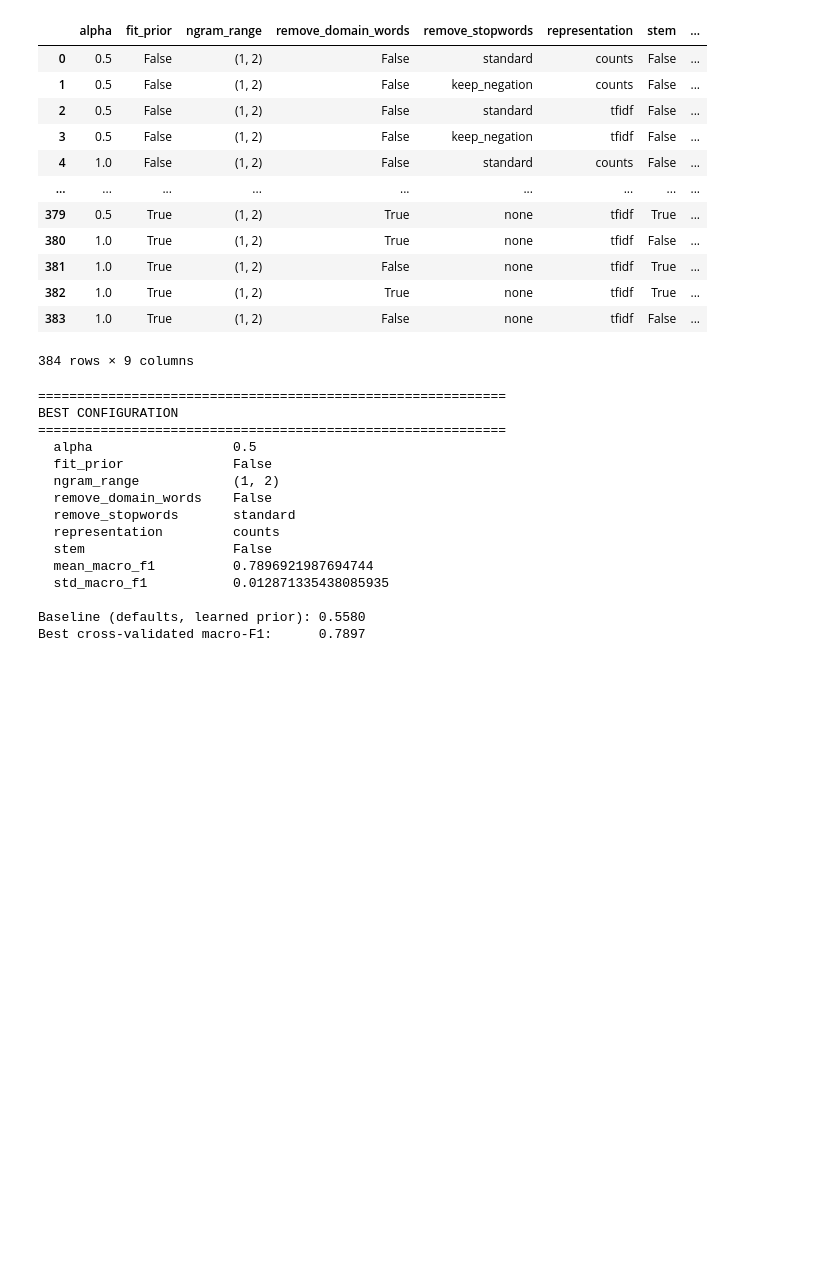
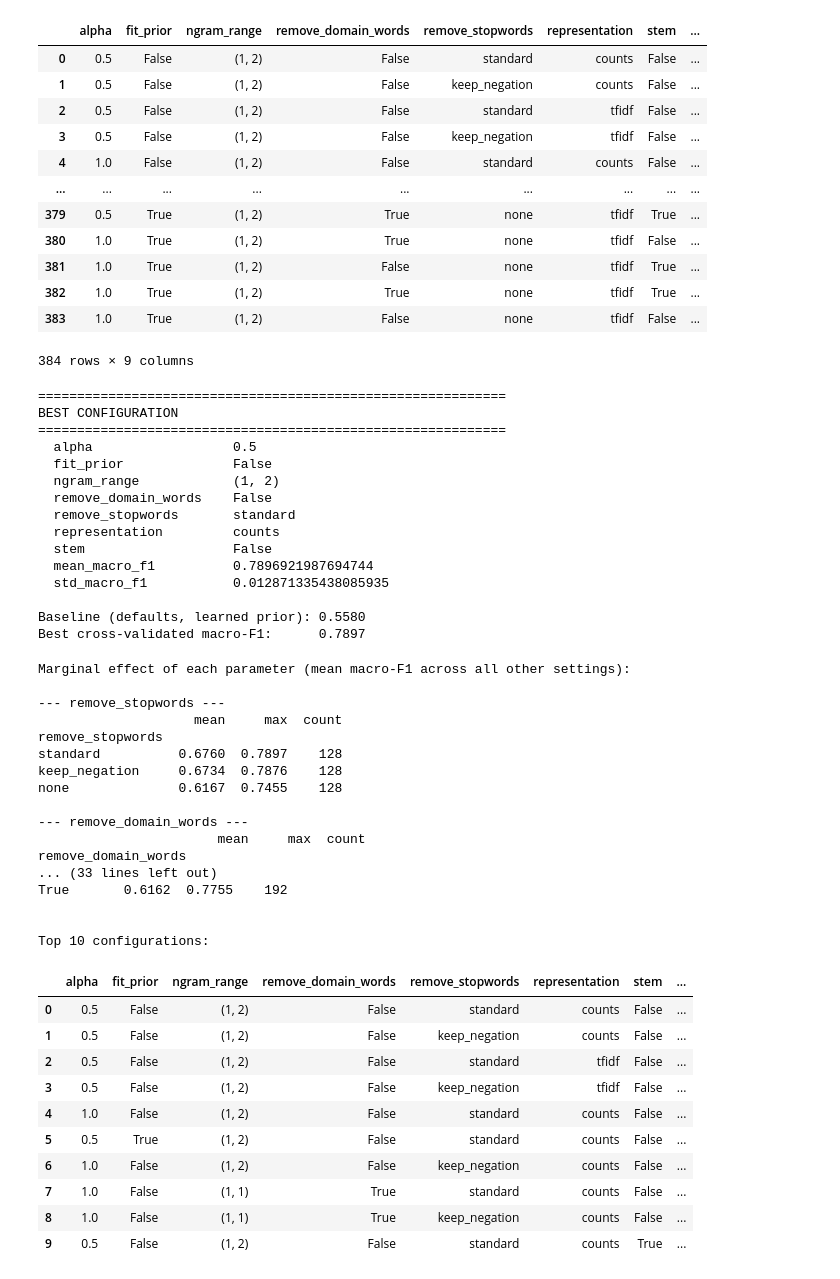
Before and after one commit to IdoAbadi/Machine-learning-course---Emotion-classification, a Jupyter notebook: emotion-classification.ipynb, the cells around one changed output. Saved outputs shown, nothing was run; the diff lists cells and outputs as text; code cells hidden in the pictures; blank space fills up the shorter version.

```diff
--- a/emotion-classification.ipynb
+++ b/emotion-classification.ipynb
@@ -1204,3 +1233,46 @@ BEST CONFIGURATION
 
 Baseline (defaults, learned prior): 0.5580
 Best cross-validated macro-F1:      0.7897
+# %%
+print("Marginal effect of each parameter (mean macro-F1 across all other settings):\n")
+
+for param in ['remove_stopwords', 'remove_domain_words', 'stem',
+              'representation', 'ngram_range', 'alpha', 'fit_prior']:
+    summary = (cv_results.groupby(cv_results[param].astype(str))['mean_macro_f1']
+               .agg(['mean', 'max', 'count'])
+               .sort_values('mean', ascending=False))
+    print(f"--- {param} ---")
+    print(summary.round(4))
+    print()
+
+print("\nTop 10 configurations:")
+display(cv_results.head(10))
+# %% [output]
+Marginal effect of each parameter (mean macro-F1 across all other settings):
+
+--- remove_stopwords ---
+                    mean     max  count
+remove_stopwords
+standard          0.6760  0.7897    128
+keep_negation     0.6734  0.7876    128
+none              0.6167  0.7455    128
+
+--- remove_domain_words ---
+                       mean     max  count
+remove_domain_words
+... (33 lines left out)
+True       0.6162  0.7755    192
+
+
+Top 10 configurations:
+|  | alpha | fit_prior | ngram_range | remove_domain_words | remove_stopwords | representation | stem | ... |
+| 0 | 0.5 | False | (1, 2) | False | standard | counts | False | ... |
+| 1 | 0.5 | False | (1, 2) | False | keep_negation | counts | False | ... |
+| 2 | 0.5 | False | (1, 2) | False | standard | tfidf | False | ... |
+| 3 | 0.5 | False | (1, 2) | False | keep_negation | tfidf | False | ... |
+| 4 | 1.0 | False | (1, 2) | False | standard | counts | False | ... |
+| 5 | 0.5 | True | (1, 2) | False | standard | counts | False | ... |
+| 6 | 1.0 | False | (1, 2) | False | keep_negation | counts | False | ... |
+| 7 | 1.0 | False | (1, 1) | True | standard | counts | False | ... |
+| 8 | 1.0 | False | (1, 1) | True | keep_negation | counts | False | ... |
+| 9 | 0.5 | False | (1, 2) | False | standard | counts | True | ... |
```
Also changed, not shown: parts of 28 cells of this notebook.
